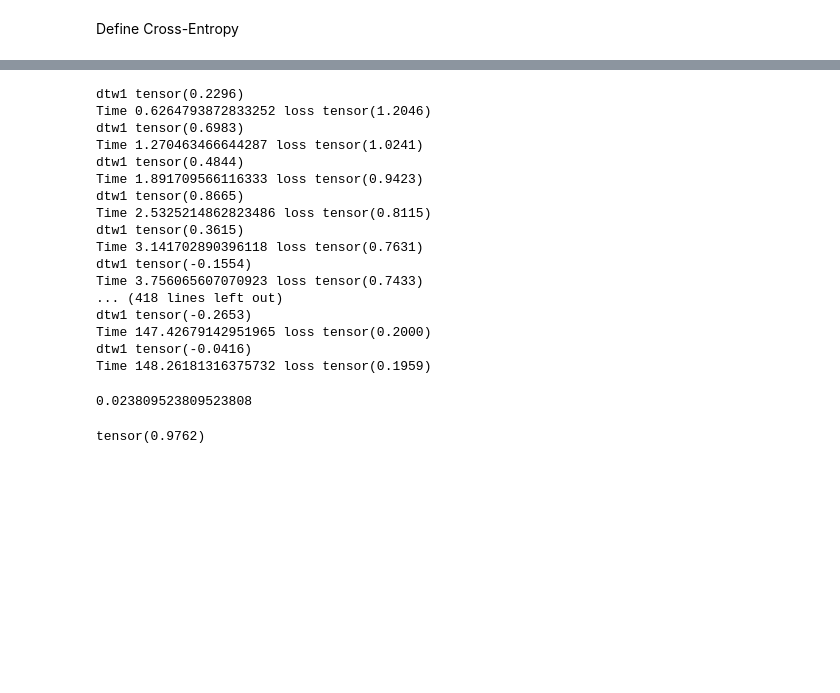
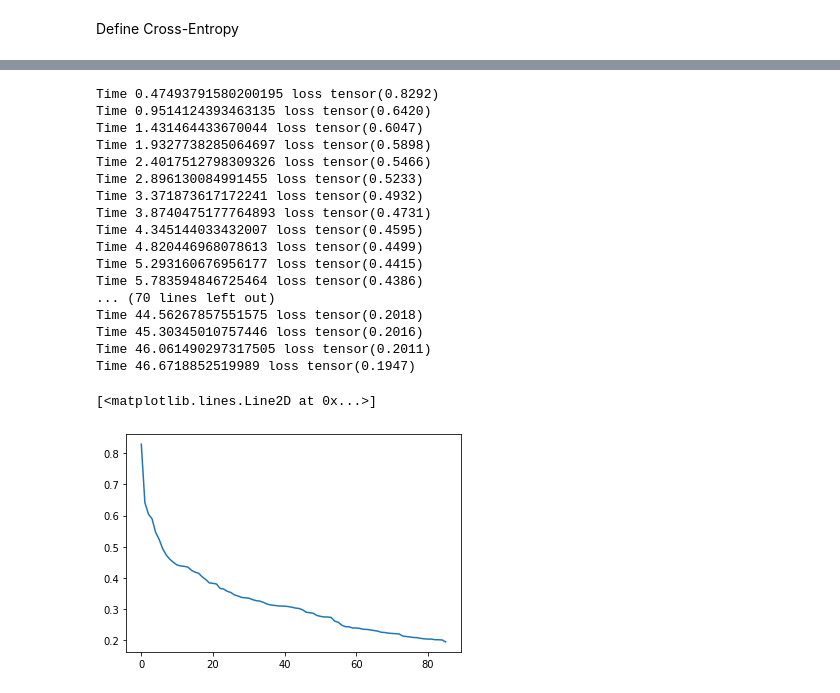
Before and after one commit to davidraamirez/GradientWithoutBackpropagation, a Jupyter notebook: NN_fwd_gradient.ipynb, the cells around one changed output, grey strips where cells are left out. Drawn from its saved outputs; the diff is of its cells as text; code cells hidden in the pictures; blank space fills up the shorter version.

```diff
--- a/NN_fwd_gradient.ipynb
+++ b/NN_fwd_gradient.ipynb
@@ -190,14 +162,6 @@ def cross_entropyWfc3(fc3w, fc1b, fc2w, fc2b, fc1w, fc3b, ytrue, x):
   return - ypred[torch.arange(0, ypred.shape[0]), ytrue].log().mean()
 # %%
 def cross_entropyBfc3(fc3b, fc1b, fc2w, fc2b, fc3w, fc1w, ytrue, x):
-  """ Cross-entropy loss.
-  Inputs:
-  - ytrue (n,): vector of indices for the correct class.
-  - ypred (n, 3): predictions of the model.
-  Returns the average cross-entropy.
-  """
-  # This is called integer array indexing in NumPy:
-  # https://numpy.org/doc/stable/user/basics.indexing.html#integer-array-indexing
   ypred=torch.randn((ytrue.shape[0],3))
   for j in range (ytrue.shape[0]):
     xj = x[j]
@@ -224,3 +191,11 @@ tensor(1.4783)
+# %%
+def error(ytrue, ypred):
+  error=0
+  for i in range (ypred.size(0)):
+    ypredi = ypred[i].reshape(1, -1)
+    if (ypredi.argmax(1)- ytrue[i])!=0:
+      error = error+ 1
+  return error
 # %%
 def beale_function(x):
   return (torch.pow(torch.tensor([1.5])-x[0]+x[0]*x[1],2) + torch.pow(torch.tensor([2.25])-x[0]+x[0]*torch.pow(x[1],2),2)+torch.pow(torch.tensor([2.625])-x[0]+x[0]*torch.pow(x[1],3),2))
@@ -238,6 +213,9 @@ import time
 # %%
 def train_fwd_gradient(x, y):
   x, y = x.to(device), y.to(device)
+  losses = []
+  accuracies = []
+  errors = []
 
   l_rate0 = 0.05
 
@@ -250,8 +228,6 @@ def train_fwd_gradient(x, y):
   fc3b = torch.FloatTensor(3).uniform_(-1, 1)
 
   loss = cross_entropyWfc1(fc1w, fc1b, fc2w, fc2b, fc3w, fc3b, ytrain, Xtrain)
-
-  #mnn = MNN(4, fc1w, fc1b, fc2w, fc2b, fc3w, fc3b).to(device)
 
   t=0
   t0 = time.time()
@@ -299,31 +275,35 @@ def train_fwd_gradient(x, y):
     fc3w -= l_rate0*gtw3
     fc3b -= l_rate0*gtb3
 
+    losses.append(loss)
+    ypred = pred(fc1w, fc1b, fc2w, fc2b, fc3w, fc3b, Xtest)
+    accuracies.append(accuracy(ytest, ypred).item())
+    ypred=torch.randn(Xtest.size(0),3)
+    errors.append(error(ytest, ypred))
 
-    #mnn = MNN(4, fc1w, fc1b, fc2w, fc2b, fc3w, fc3b).to(device)
     t1=time.time()
     t+=t1-t0
     t0=t1
     print('Time', t, 'loss', loss)
 
-  return fc1w, fc1b, fc2w, fc2b, fc3w, fc3b
+  return fc1w, fc1b, fc2w, fc2b, fc3w, fc3b, losses, accuracies, errors
 # %%
-fc1w, fc1b, fc2w, fc2b, fc3w, fc3b = train_fwd_gradient(Xtrain, ytrain)
+fc1w, fc1b, fc2w, fc2b, fc3w, fc3b, losses, accuracies, errors = train_fwd_gradient(Xtrain, ytrain)
 # %% [output]
-dtw1 tensor(0.2296)
-Time 0.6264793872833252 loss tensor(1.2046)
-dtw1 tensor(0.6983)
-Time 1.270463466644287 loss tensor(1.0241)
-dtw1 tensor(0.4844)
-Time 1.891709566116333 loss tensor(0.9423)
-dtw1 tensor(0.8665)
-Time 2.5325214862823486 loss tensor(0.8115)
-dtw1 tensor(0.3615)
-Time 3.141702890396118 loss tensor(0.7631)
-dtw1 tensor(-0.1554)
-Time 3.756065607070923 loss tensor(0.7433)
-... (418 lines left out)
-dtw1 tensor(-0.2653)
-Time 147.42679142951965 loss tensor(0.2000)
-dtw1 tensor(-0.0416)
-Time 148.26181316375732 loss tensor(0.1959)
+Time 0.47493791580200195 loss tensor(0.8292)
+Time 0.9514124393463135 loss tensor(0.6420)
+Time 1.431464433670044 loss tensor(0.6047)
+Time 1.9327738285064697 loss tensor(0.5898)
+Time 2.4017512798309326 loss tensor(0.5466)
+Time 2.896130084991455 loss tensor(0.5233)
+Time 3.371873617172241 loss tensor(0.4932)
+Time 3.8740475177764893 loss tensor(0.4731)
+Time 4.345144033432007 loss tensor(0.4595)
+Time 4.820446968078613 loss tensor(0.4499)
+Time 5.293160676956177 loss tensor(0.4415)
+Time 5.783594846725464 loss tensor(0.4386)
+... (70 lines left out)
+Time 44.56267857551575 loss tensor(0.2018)
+Time 45.30345010757446 loss tensor(0.2016)
+Time 46.061490297317505 loss tensor(0.2011)
+Time 46.6718852519989 loss tensor(0.1947)
@@ -339,8 +309,0 @@ error= error / Xtest.size(0)
-# %%
-print(error)
-# %% [output]
-0.023809523809523808
-# %%
-print(accuracy(ytest, ypred))
-# %% [output]
-tensor(0.9762)
@@ -346,0 +312,5 @@ tensor(0.9762)
+# %%
+plt.plot(losses)
+# %% [output]
+[<matplotlib.lines.Line2D at 0x...>]
+[figure, added]
```
Also changed, not shown: parts of 20 cells of this notebook.
